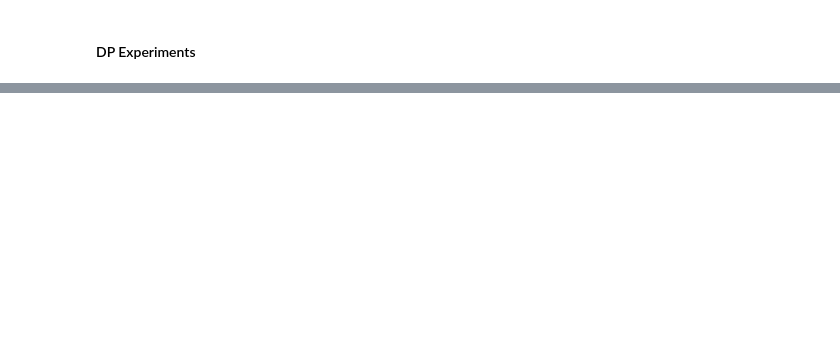
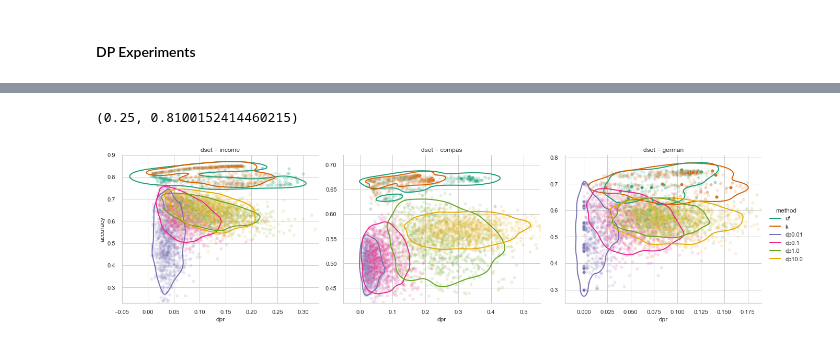
Before and after one commit to vladoxNCL/fairMDAVplus, a Jupyter notebook: Datasets/data_merge.ipynb, the cells around one changed output, grey strips where cells are left out. Saved outputs shown, nothing was run; the diff lists cells and outputs as text; code cells hidden in the pictures; blank space fills up the shorter version.

```diff
--- a/Datasets/data_merge.ipynb
+++ b/Datasets/data_merge.ipynb
@@ -213,0 +194,32 @@ sns.swarmplot(x="e", y="accuracy", data=dp_df, size=0.9)
+# %%
+dsets = ['income', 'compas', 'german']
+df_list = [pd.read_csv(d + '_experiment_mean_all.csv') for d in dsets]
+for a,b in zip(dsets, df_list):
+    b["dset"] = a
+
+df = pd.concat(df_list)
+
+df['method'] = ['dp' + str(e) if e > 0
+                else 'uf' if u > 0
+                else 'k'
+                for e, u in zip(df.epsilon, df.u)]
+# %%
+g = (sns.FacetGrid(data=df, col='dset', hue='method', sharex=False, sharey=False,
+                   height=5, aspect=1.2, palette="Dark2")
+     .map(sns.scatterplot, "dpr", "accuracy", alpha=0.15)
+     .map(sns.kdeplot, "dpr", "accuracy", levels=1, thresh=0.15, linewidths=2)
+     .add_legend()
+    )
+axes = g.axes
+axes[0,0].set_xlim(left=-0.05, right=0.33)
+axes[0,0].set_ylim(bottom=0.23, top=0.9)
+axes[0,1].set_xlim(left=-0.05, right=0.55)
+axes[0,1].set_ylim(bottom=0.42, top=0.72)
+axes[0,2].set_xlim(left=-0.02, right=0.19)
+axes[0,2].set_ylim(bottom=0.25)
+
+# plt.xlim(left=-0.05, right=0.55)
+# plt.ylim(bottom=0.4)
+# %% [output]
+(0.25, 0.8100152414460215)
+[figure, added]
```
Also changed, not shown: parts of 24 cells of this notebook, 5 other files.
